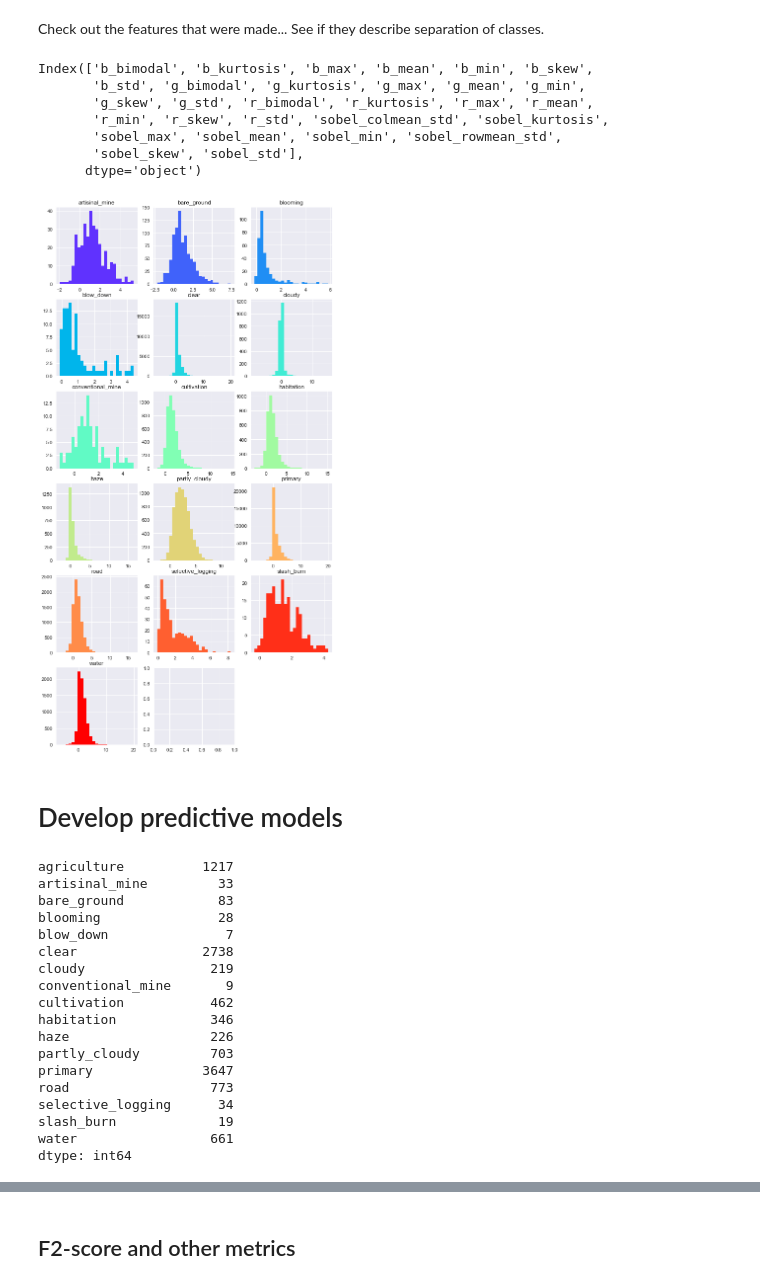
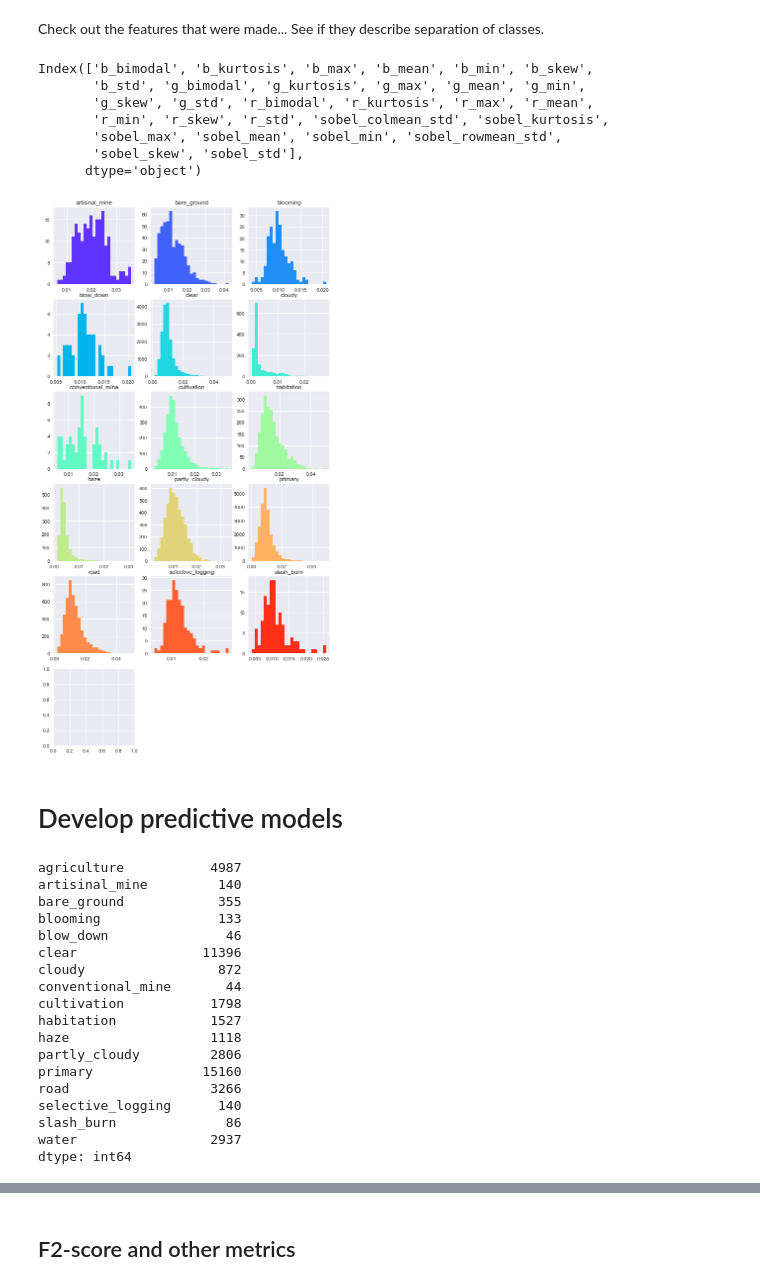
Before and after one commit to alineberry/kaggle_UnderstandingAmazonFromSpace, a Jupyter notebook: develop/claire-lab-notebook.ipynb, the cells around one changed output, grey strips where cells are left out. Saved outputs shown, nothing was run; the diff lists cells and outputs as text; code cells hidden in the pictures.

```diff
--- a/develop/claire-lab-notebook.ipynb
+++ b/develop/claire-lab-notebook.ipynb
@@ -167,34 +171,37 @@ Check out the features that were made... See if they describe separation of  cla
 # %%
 %matplotlib inline
 plt.rcParams['figure.figsize'] = (10, 20)
 
 #create table of each feature histograms for each label
-X_train.set_index(y_train.index, inplace=True)
+#X_train.set_index(y_train.index, inplace=True)
 print(X_train.columns) #possible features to plot
 
 
 #function to plot distributions of a featur by class label
 def plot_a_feature_by_labels(feature):
     colors = cm.rainbow(np.linspace(0, 1, len(y_train.columns))) #pick colors for plots by labels
-    for i in np.arange(0, len(y_train.columns)):
+    for i in np.arange(0, len(y_train.columns)-1):
         col=y_train.columns[i]
         ind_list = y_train[y_train[col]==1].index.tolist()
         X_train.ix[ind_list][feature].hist(bins=25, color=colors[i])
         plt.title(col)
         plt.grid(True)
         plt.subplot(6,3,i+1)
+        #plt.xlim(0,X_train[feature].max())
+        #plt.axvline(X_train[feature].mean(), color='black', linestyle='dashed', linewidth=2) #fix this to plot mean
+
 
 #plot_a_feature_by_labels('b_bimodal')
-plot_a_feature_by_labels('b_skew')
+plot_a_feature_by_labels('sobel_colmean_std')
 # %% [output]
 Index(['b_bimodal', 'b_kurtosis', 'b_max', 'b_mean', 'b_min', 'b_skew',
        'b_std', 'g_bimodal', 'g_kurtosis', 'g_max', 'g_mean', 'g_min',
        'g_skew', 'g_std', 'r_bimodal', 'r_kurtosis', 'r_max', 'r_mean',
        'r_min', 'r_skew', 'r_std', 'sobel_colmean_std', 'sobel_kurtosis',
        'sobel_max', 'sobel_mean', 'sobel_min', 'sobel_rowmean_std',
        'sobel_skew', 'sobel_std'],
       dtype='object')
-[figure, old version]
+[figure, new version]
 # %% [markdown]
 # Develop predictive models
 # %%
@@ -204,23 +211,23 @@ X_train, X_validation, y_train, y_validation = train_test_split(X_train, y_train
 y_train.sum() #these are the sample sizes per class
 y_validation.sum()
 # %% [output]
-agriculture          1217
-artisinal_mine         33
-bare_ground            83
-blooming               28
-blow_down               7
-clear                2738
-cloudy                219
-conventional_mine       9
-cultivation           462
-habitation            346
-haze                  226
-partly_cloudy         703
-primary              3647
-road                  773
-selective_logging      34
-slash_burn             19
-water                 661
+agriculture           4987
+artisinal_mine         140
+bare_ground            355
+blooming               133
+blow_down               46
+clear                11396
+cloudy                 872
+conventional_mine       44
+cultivation           1798
+habitation            1527
+haze                  1118
+partly_cloudy         2806
+primary              15160
+road                  3266
+selective_logging      140
+slash_burn              86
+water                 2937
 dtype: int64
 # %%
 from sklearn.ensemble import RandomForestClassifier
```
Also changed, not shown: parts of 31 cells of this notebook, 2 other files.
